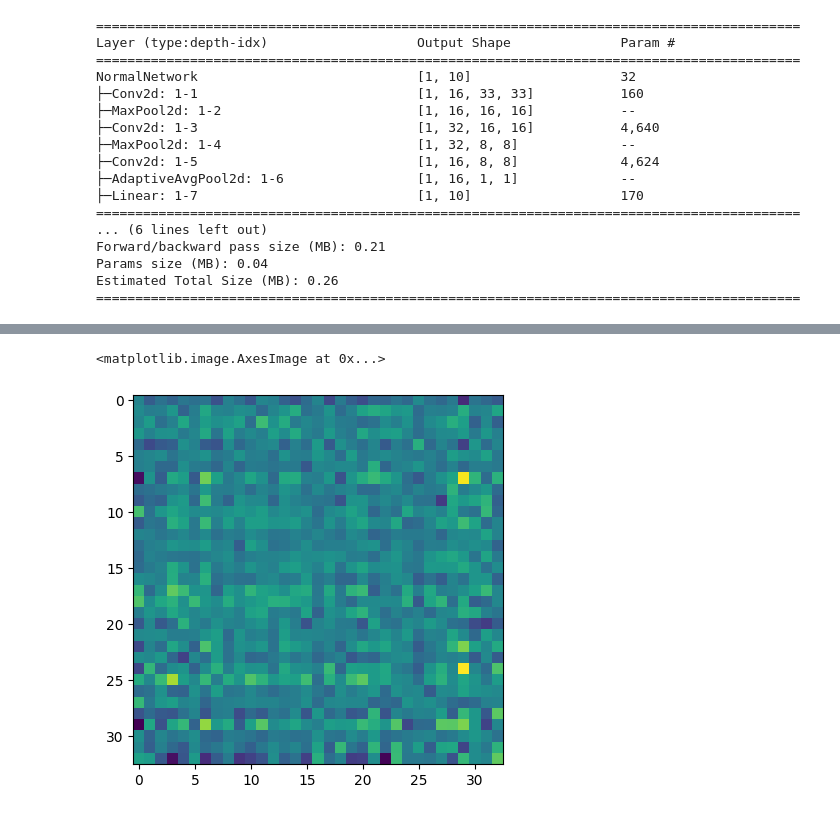
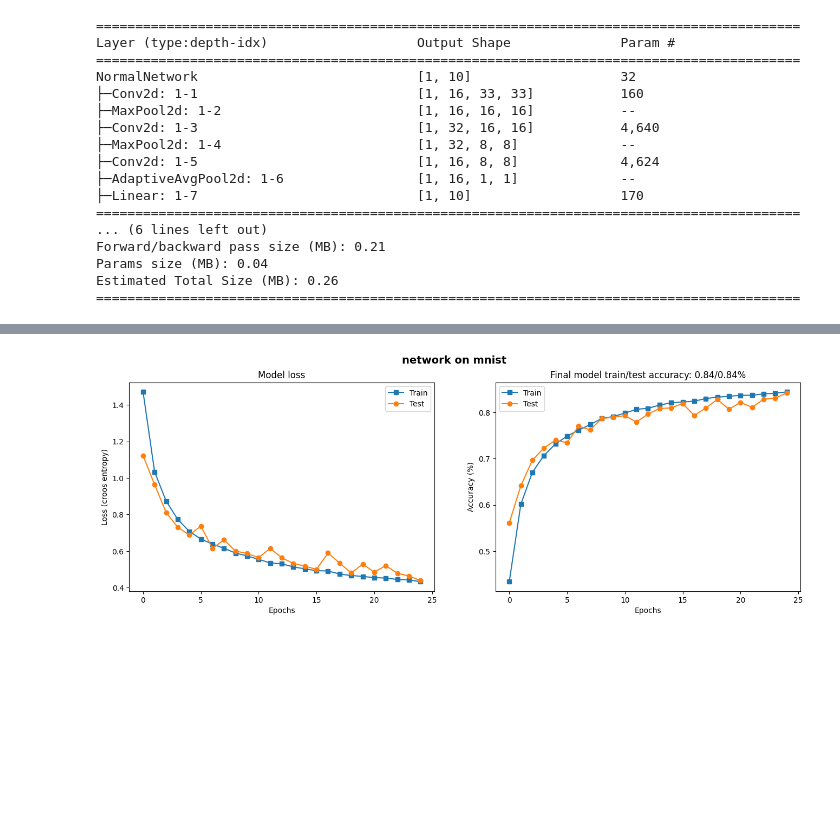
Before and after one commit to Factral/privacy-permutation, a Jupyter notebook: learn_offset.ipynb, the cells around one changed output, grey strips where cells are left out. Cells and saved outputs as stored; diff of their text form; code cells hidden in the pictures; blank space fills up the shorter version.

```diff
--- a/learn_offset.ipynb
+++ b/learn_offset.ipynb
@@ -215,7 +220,7 @@ class PermutationModel(torch.nn.Module):
         x = self.model(x)
         return x
 # %%
-model = PermutationModel(model,device)
+#model = PermutationModel(model,device)
 model.to(device)
 summary(model, (1, 1, 33, 33))
 # %% [output]
@@ -242,7 +247,7 @@ criterion = nn.CrossEntropyLoss()
 optimizer = torch.optim.Adam(model.parameters(), lr=0.001)
 # %%
 # Train the network
-epochs = 30
+epochs = 25
 
 trainLoss = torch.zeros(epochs)
 testLoss  = torch.zeros(epochs)
@@ -263,6 +268,11 @@ for e in range(epochs):
         labels = labels.to(device)
 
         output = model(images)
+
+        #model.perm_1.data = F.gumbel_softmax(model.perm_1.data, hard=True)
+        #model.perm_2.data = F.gumbel_softmax(model.perm_2.data, hard=True)
+        #model.perm_1.data.clamp_(0, 1)
+        #model.perm_2.data.clamp_(0, 1)
 
         loss = criterion(output, labels)
         loss.backward()
@@ -312,5 +327,23 @@ Epoch 30/30 Test Loss: 7.260 Test Acc: 0.110, Train Loss: 0.317 Train Acc: 0.884
 # %%
 plt.imshow((model.perm_1 @ b[0,:,:,:].squeeze()  @ model.perm_2).detach())
-# %% [output]
-<matplotlib.image.AxesImage at 0x...>
-[figure, removed]
+# %%
+fig,ax = plt.subplots(1,2,figsize=(16,5))
+
+ax[0].plot(trainLoss,'s-',label='Train')
+ax[0].plot(testLoss,'o-',label='Test')
+ax[0].set_xlabel('Epochs')
+ax[0].set_ylabel('Loss (croos entropy)')
+ax[0].set_title('Model loss')
+ax[0].legend()
+
+ax[1].plot(trainAcc,'s-',label='Train')
+ax[1].plot(testAcc,'o-',label='Test')
+ax[1].set_xlabel('Epochs')
+ax[1].set_ylabel('Accuracy (%)')
+ax[1].set_title(f'Final model train/test accuracy: {trainAcc[-1]:.2f}/{testAcc[-1]:.2f}%')
+ax[1].legend()
+
+plt.suptitle('network on mnist',fontweight='bold',fontsize=14)
+plt.show()
+# %% [output]
+[figure, added]
```
Also changed, not shown: parts of 10 cells of this notebook.
